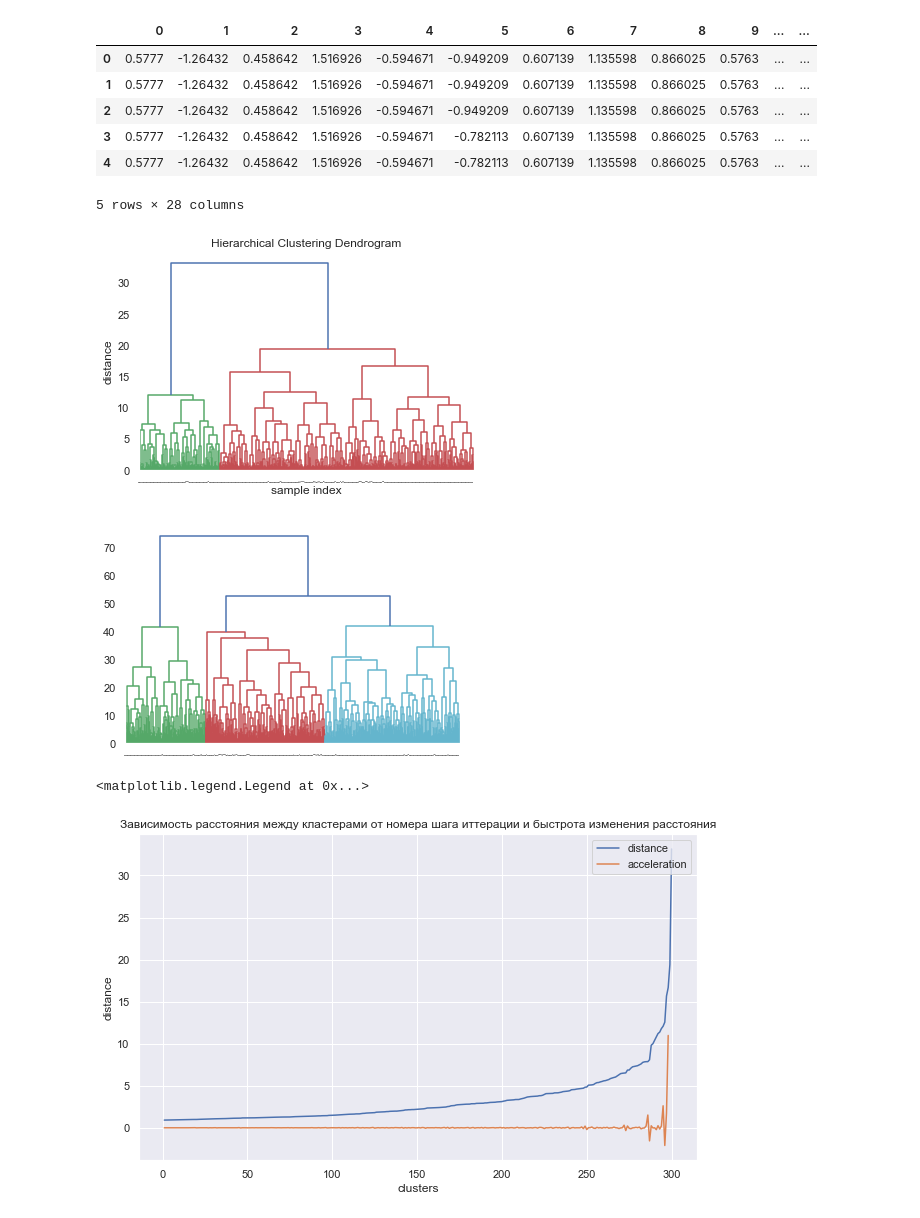
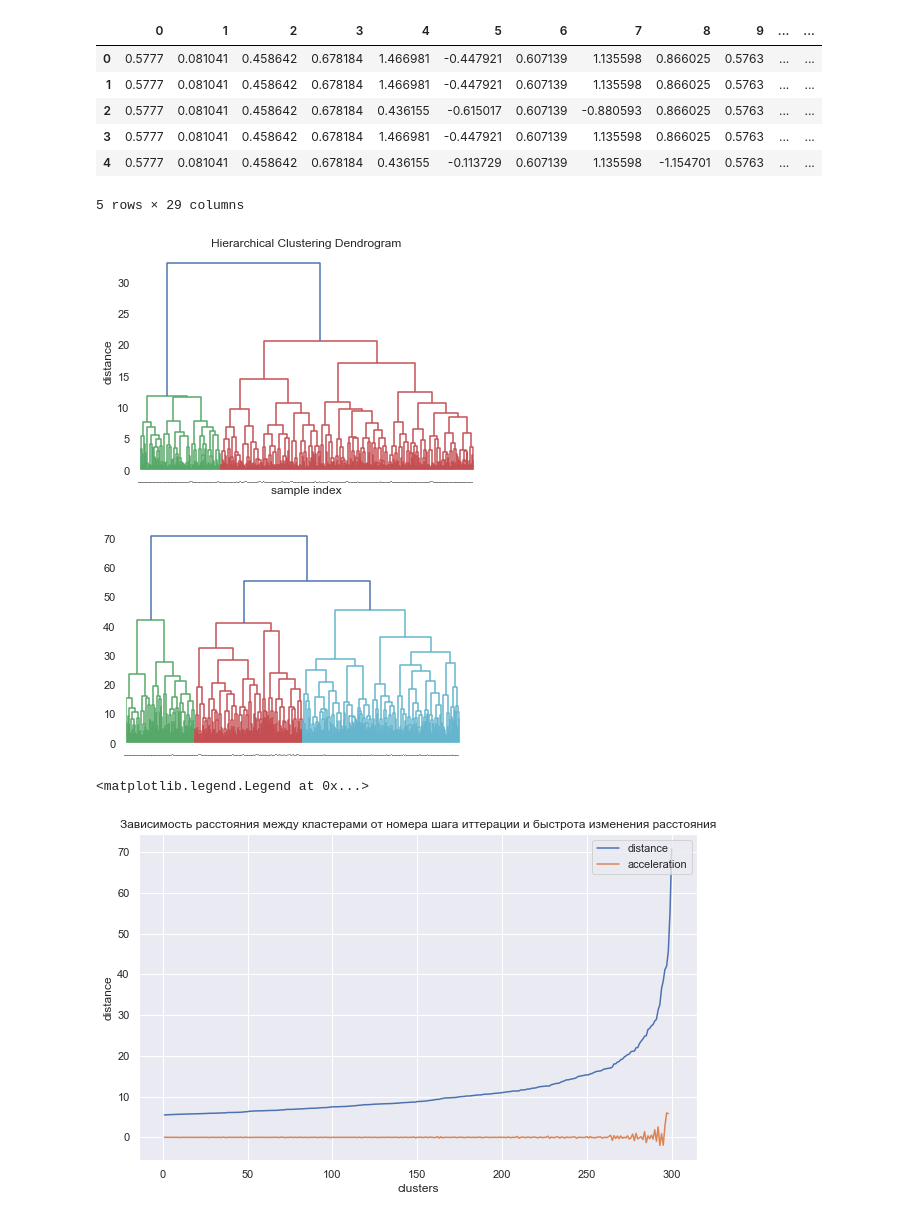
Before and after one commit to ani231990/-est_Statistics, a Jupyter notebook: Кластеризация_П и месяц.ipynb, the cells around one changed output. Saved outputs shown, nothing was run; the diff lists cells and outputs as text; code cells hidden in the pictures.

```diff
--- a/Кластеризация_П и месяц.ipynb
+++ b/Кластеризация_П и месяц.ipynb
@@ -52,7 +52,7 @@ from sklearn.manifold import TSNE
 #27.Ассессмент_Структура урока
 #28.Ассессмент_Работа с учеником
 # %%
-df = pd.read_excel(r'C:\Users\79035\clustering_of_teachers.xlsx')
+df = pd.read_excel(r'C:\Users\79035\clustering_of_teachers.xlsx', sheet_name = 'final')
 df = df[(df['Исключить'] == 'Нет')]
 # %%
 # Обработка отдельных столбцов
@@ -76,7 +76,7 @@ df['Страна (1-RU)'] = df['Страна'].map(lambda x: 1 if x == 'RU' else
 # Обработка возрастов. Разбиваем возраста на группы, с приблизительно одинаковым кол-ом П в каждой группе.
 # Кол-во групп можно менять.
 
-n = 5
+n = 3
 age_intervals = np.array_split(sorted(df['Возраст П (лет)'].values), n)
 def get_age_interval_index(age, intervals):
     for i in range(0, len(intervals)):
@@ -89,9 +89,13 @@ df['Возраст (разбивка)'] = df['Возраст П (лет)'].map(l
 #Обработка городов. Чтобы значения этого признака можно было сравнивать между собой, каждому региону присвоено общее число П,
 #входящих в этот регион, и взят от этого числа логарифм, чтобы сгладить разницу между крупными и мелкими значениями.
 
-log_city = df[['Город', 'teacher_id']].groupby(['Город']).count()
+log_city = df[['Город', 'teacher_id']].copy()
+log_city.drop_duplicates(inplace = True)
+log_city = log_city.groupby(['Город']).count()
 log_city['log(кол-во П в городе)'] = np.log(log_city['teacher_id'])
+log_city.rename(columns={'old_name_1': 'new_name_1', 'old_name_2': 'new_name_2'}, inplace=True)
 df2 = pd.merge(df, log_city[['log(кол-во П в городе)']], on = 'Город')
 
-#for x in df2.columns:
-#    print(x)
+
+for x in df2.columns:
+    print(x)
@@ -121,6 +143,7 @@ df_for_clust = df2[['Пол (1-Ж)',
                     'Количество уникальных учеников',
                     'Количество проведённых уроков',
                     'Дисциплина',
+                    'Retention',
                     'Потерянные студенты',
                     'Ассессмент_процент',
                     'Асcессмент_Общие уроки',
@@ -165,12 +182,12 @@ df_for_clust_znorm = pd.DataFrame(data_2)
 df_for_clust_znorm.head()
 # %% [output]
 |  | 0 | 1 | 2 | 3 | 4 | 5 | 6 | 7 | 8 | 9 | ... | ... |
-| 0 | 0.5777 | -1.26432 | 0.458642 | 1.516926 | -0.594671 | -0.949209 | 0.607139 | 1.135598 | 0.866025 | 0.5763 | ... | ... |
-| 1 | 0.5777 | -1.26432 | 0.458642 | 1.516926 | -0.594671 | -0.949209 | 0.607139 | 1.135598 | 0.866025 | 0.5763 | ... | ... |
-| 2 | 0.5777 | -1.26432 | 0.458642 | 1.516926 | -0.594671 | -0.949209 | 0.607139 | 1.135598 | 0.866025 | 0.5763 | ... | ... |
-| 3 | 0.5777 | -1.26432 | 0.458642 | 1.516926 | -0.594671 | -0.782113 | 0.607139 | 1.135598 | 0.866025 | 0.5763 | ... | ... |
-| 4 | 0.5777 | -1.26432 | 0.458642 | 1.516926 | -0.594671 | -0.782113 | 0.607139 | 1.135598 | 0.866025 | 0.5763 | ... | ... |
+| 0 | 0.5777 | 0.081041 | 0.458642 | 0.678184 | 1.466981 | -0.447921 | 0.607139 | 1.135598 | 0.866025 | 0.5763 | ... | ... |
+| 1 | 0.5777 | 0.081041 | 0.458642 | 0.678184 | 1.466981 | -0.447921 | 0.607139 | 1.135598 | 0.866025 | 0.5763 | ... | ... |
+| 2 | 0.5777 | 0.081041 | 0.458642 | 0.678184 | 0.436155 | -0.615017 | 0.607139 | -0.880593 | 0.866025 | 0.5763 | ... | ... |
+| 3 | 0.5777 | 0.081041 | 0.458642 | 0.678184 | 1.466981 | -0.447921 | 0.607139 | 1.135598 | 0.866025 | 0.5763 | ... | ... |
+| 4 | 0.5777 | 0.081041 | 0.458642 | 0.678184 | 0.436155 | -0.113729 | 0.607139 | 1.135598 | -1.154701 | 0.5763 | ... | ... |
-5 rows × 28 columns
+5 rows × 29 columns
 # %%
 #Применим алгоритм иерархической кластеризации и построим дендрограмму.
 #Вычисления производятся функцией linkage. Аргументы функции:
@@ -187,37 +204,44 @@ plt.title('Hierarchical Clustering Dendrogram')
 plt.xlabel('sample index')
 plt.ylabel('distance')
 dn_norm = dendrogram(link_norm, orientation = "top", leaf_font_size = 0)
+
+#Метод Врда - сначала в обоих кластерах для всех имеющихся
+#наблюдений производится расчёт средних значений отдельных переменных.
+#Затем вычисляются квадраты евклидовых расстояний от отдельных наблюдений
+#каждого кластера до этого кластерного среднего значения. Эти дистанции
+#суммируются. Потом в один новый кластер объединяются те кластеры, которые
+#дают наименьший прирост общей суммы дистанций.
 # %% [output]
-[figure, old version]
+[figure, new version]
 # %%
 # Дендрограмма для z-нормализации:
-# Кажется, что МаксМин нормализация дает более хороший результат (расстояния между кластерами выходят больше)
-# В дальнейшем будем работать с Макс-Мин нормализацией.
+# Кажется, что z-нормализация дает более хороший результат (расстояния между кластерами выходят больше)
+# В дальнейшем будем работать с z-нормализацией.
 link_znorm = linkage(df_for_clust_znorm, 'ward', 'euclidean')
 dn_znorm = dendrogram(link_znorm, orientation = "top", leaf_font_size = 0)
 # %% [output]
-[figure, old version]
+[figure, new version]
 # %%
 #На графике показана зависимость расстояния между кластерами
 #от номера шага итерации, на котором два ближайших кластера объединяются в новый.
 #Оранжевая линия показывает, как меняется ускорение - быстрота изменения расстояния между объединяемыми кластерами.
 
-last = link_norm[-300::, 2]
+last = link_znorm[-300::, 2]
 last_rev = last[::1]
 idxs = np.arange(1, len(last) + 1)
 plt.figure(figsize=(10, 6))
 plt.plot(idxs, last_rev, label = 'distance')
 acceleration = np.diff(last, 2)
 acceleration_rev = acceleration[::1]
 plt.plot(idxs[:-2], acceleration_rev, label='acceleration')
 
 plt.title('Зависимость расстояния между кластерами от номера шага иттерации и быстрота изменения расстояния')
 plt.xlabel('clusters')
 plt.ylabel('distance')
 plt.legend(loc='upper right')
 # %% [output]
 <matplotlib.legend.Legend at 0x...>
-[figure, old version]
+[figure, new version]
 # %%
 #Добавим к данным колонку cluster.
 #Для этого используем функцию fcluster.
```
Also changed, not shown: parts of 7 cells of this notebook, 1 other file.
